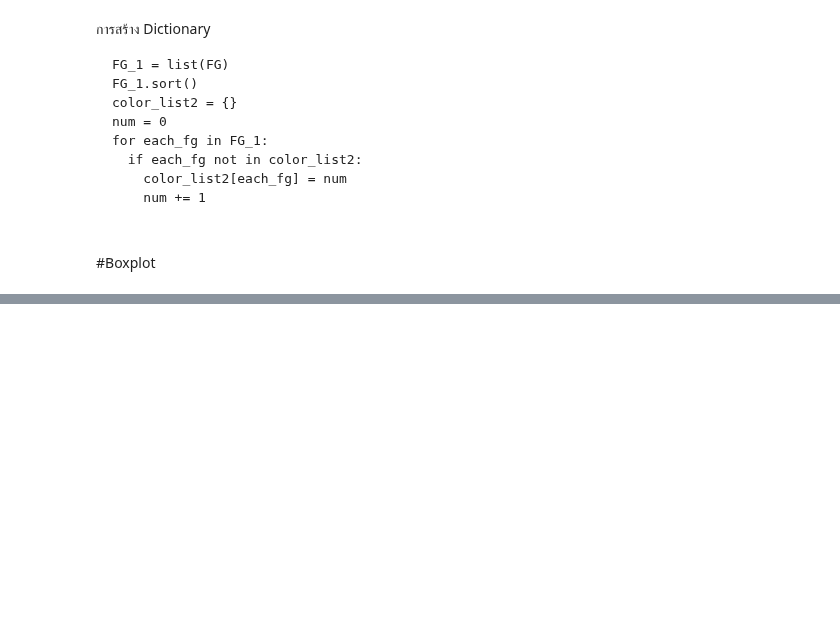
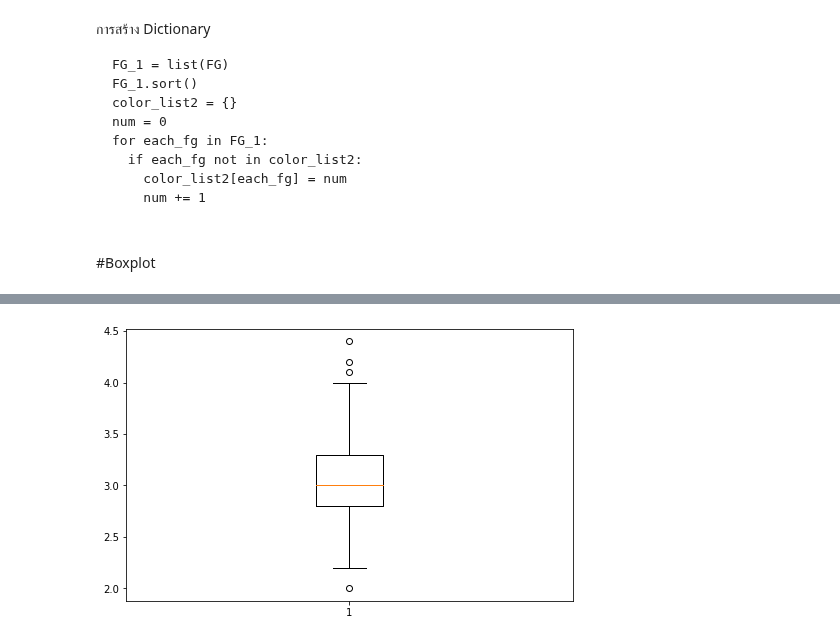
Before and after one commit to Toto17515/Data_viz, a Jupyter notebook: Visualize_Data_Distribution_(02).ipynb, the cells around one changed output, grey strips where cells are left out. Cells and saved outputs as stored; diff of their text form; code cells hidden in the pictures; blank space fills up the shorter version.

```diff
--- a/Visualize_Data_Distribution_(02).ipynb
+++ b/Visualize_Data_Distribution_(02).ipynb
@@ -261,0 +288,4 @@ for each_fg in FG_1:
+# %%
+O = plt.boxplot(df['SepalWidth'])
+# %% [output]
+[figure, added]
```
Also changed, not shown: parts of 14 cells of this notebook.
